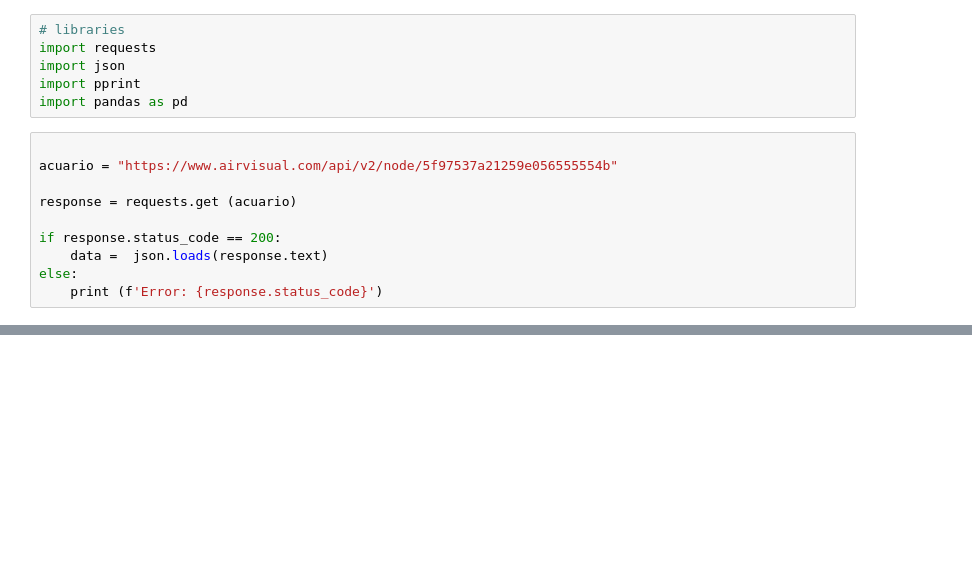
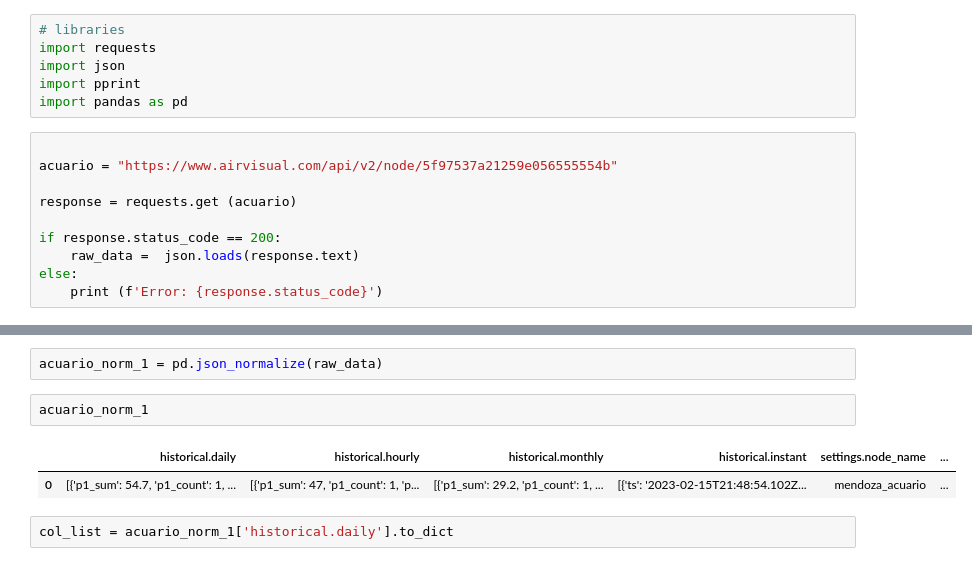
Before and after one commit to GerardoGrana/portfolio, a Jupyter notebook: air_quality_index_mdz/notebooks/air_quality_index_mdz.ipynb, the cells around one changed output, grey strips where cells are left out. Saved outputs shown, nothing was run; the diff lists cells and outputs as text; blank space fills up the shorter version.

```diff
--- a/air_quality_index_mdz/notebooks/air_quality_index_mdz.ipynb
+++ b/air_quality_index_mdz/notebooks/air_quality_index_mdz.ipynb
@@ -35,6 +22,6 @@ acuario = "https://www.airvisual.com/api/v2/node/5f97537a21259e056555554b"
 response = requests.get (acuario)
 
 if response.status_code == 200:
-    data =  json.loads(response.text)
+    raw_data =  json.loads(response.text)
 else:
     print (f'Error: {response.status_code}')
@@ -60,0 +53,9 @@ else:
+# %%
+acuario_norm_1 = pd.json_normalize(raw_data)
+# %%
+acuario_norm_1
+# %% [output]
+|  | historical.daily | historical.hourly | historical.monthly | historical.instant | settings.node_name | ... |
+| 0 | [{'p1_sum': 54.7, 'p1_count': 1, ... | [{'p1_sum': 47, 'p1_count': 1, 'p... | [{'p1_sum': 29.2, 'p1_count': 1, ... | [{'ts': '2023-02-15T21:48:54.102Z... | mendoza_acuario | ... |
+# %%
+col_list = acuario_norm_1['historical.daily'].to_dict
```
Also changed, not shown: parts of 12 cells of this notebook, 38 other files.
